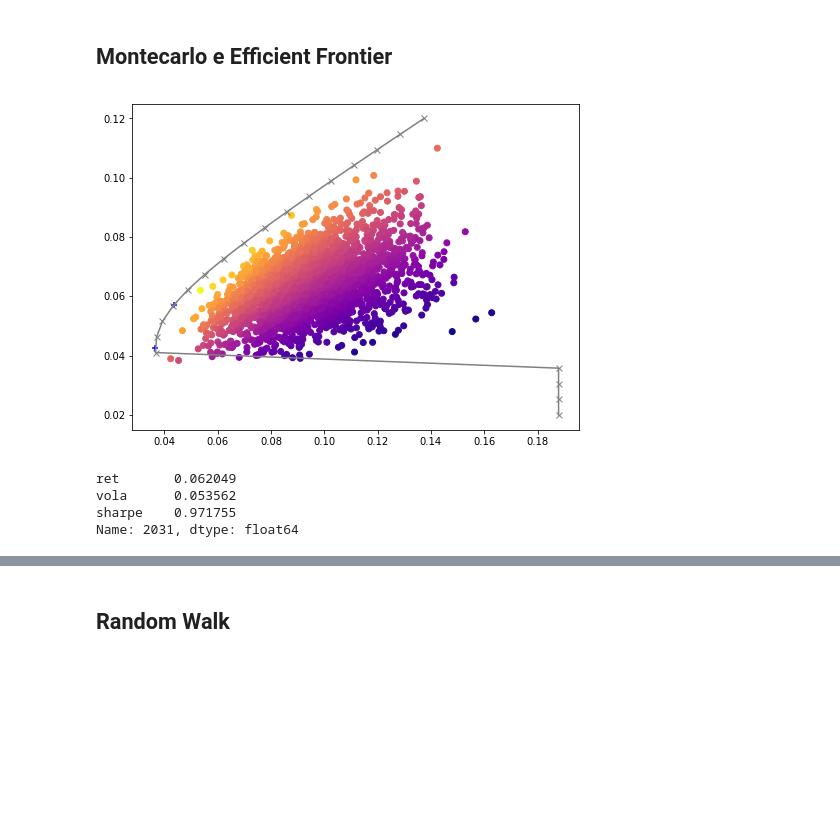
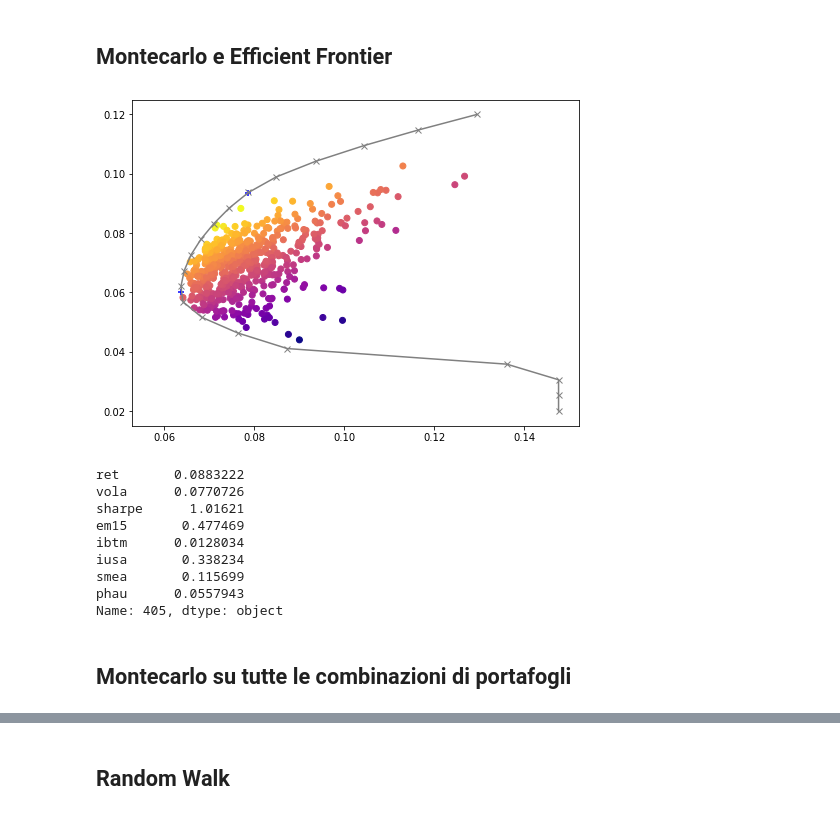
Before and after one commit to zniffur/mytrading, a Jupyter notebook: montecarlo_ef_randomwalk.ipynb, the cells around one changed output, grey strips where cells are left out. Saved outputs shown, nothing was run; the diff lists cells and outputs as text; code cells hidden in the pictures; blank space fills up the shorter version.

```diff
--- a/montecarlo_ef_randomwalk.ipynb
+++ b/montecarlo_ef_randomwalk.ipynb
@@ -7,7 +7,7 @@ import math
 PERIODS = 252
 dur = 20
 riskFreeRate = 0.01
-num_portfolios = 5000
+numPortfolios = 25
 
 # randomwalk
 NUM_YEARS = 10
@@ -70,24 +67,33 @@ retmv, sdmv = calcPortfolioPerf(minVar['x'], meanDailyReturns, covMatrix, PERIOD
 # %%
 ### PLOTTING
 
-dfResults = pd.DataFrame(results.T)
-dfResults.columns = ['ret','vola','sharpe']
+dfResults = results.copy()
+dfResults = dfResults[['ret','vola','sharpe']]
 
 fig10 = plt.figure(figsize = (8,6))
 plt.scatter(dfResults.vola, dfResults.ret, c = dfResults.sharpe, marker = 'o', cmap='plasma')
 plt.scatter(sdms, retms, c='blue', marker='+')
 plt.scatter(sdmv, retmv, c='blue', marker='+')
 plt.plot([p['fun'] for p in efficientPortfolios], targetReturns, marker='x', c='gray')
 
 plt.show()
 # %% [output]
-[figure, old version]
+[figure, new version]
 # %%
+# Informazioni sul ptfolio migliore
 # maxSharpe _fra_ i portafogli generati random
 
-dfResults.iloc[dfResults.sharpe.idxmax()]
+results.sharpe = pd.to_numeric(results.sharpe)
+results.iloc[results.sharpe.idxmax()]
 # %% [output]
-ret       0.062049
-vola      0.053562
-sharpe    0.971755
-Name: 2031, dtype: float64
+ret       0.0883222
+vola      0.0770726
+sharpe      1.01621
+em15       0.477469
+ibtm      0.0128034
+iusa       0.338234
+smea       0.115699
+phau      0.0557943
+Name: 405, dtype: object
+# %% [markdown]
+## Montecarlo su tutte le combinazioni di portafogli
```
Also changed, not shown: parts of 6 cells of this notebook, 5 other files.
